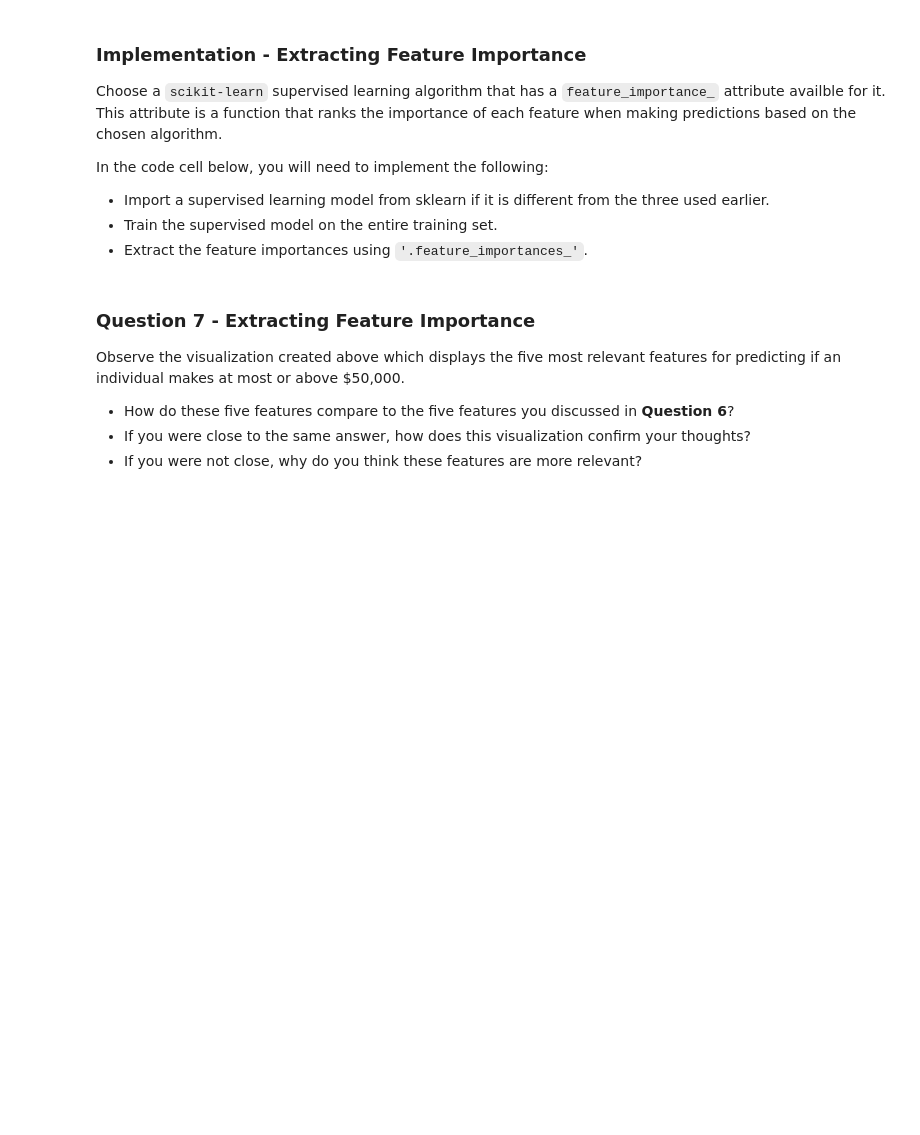
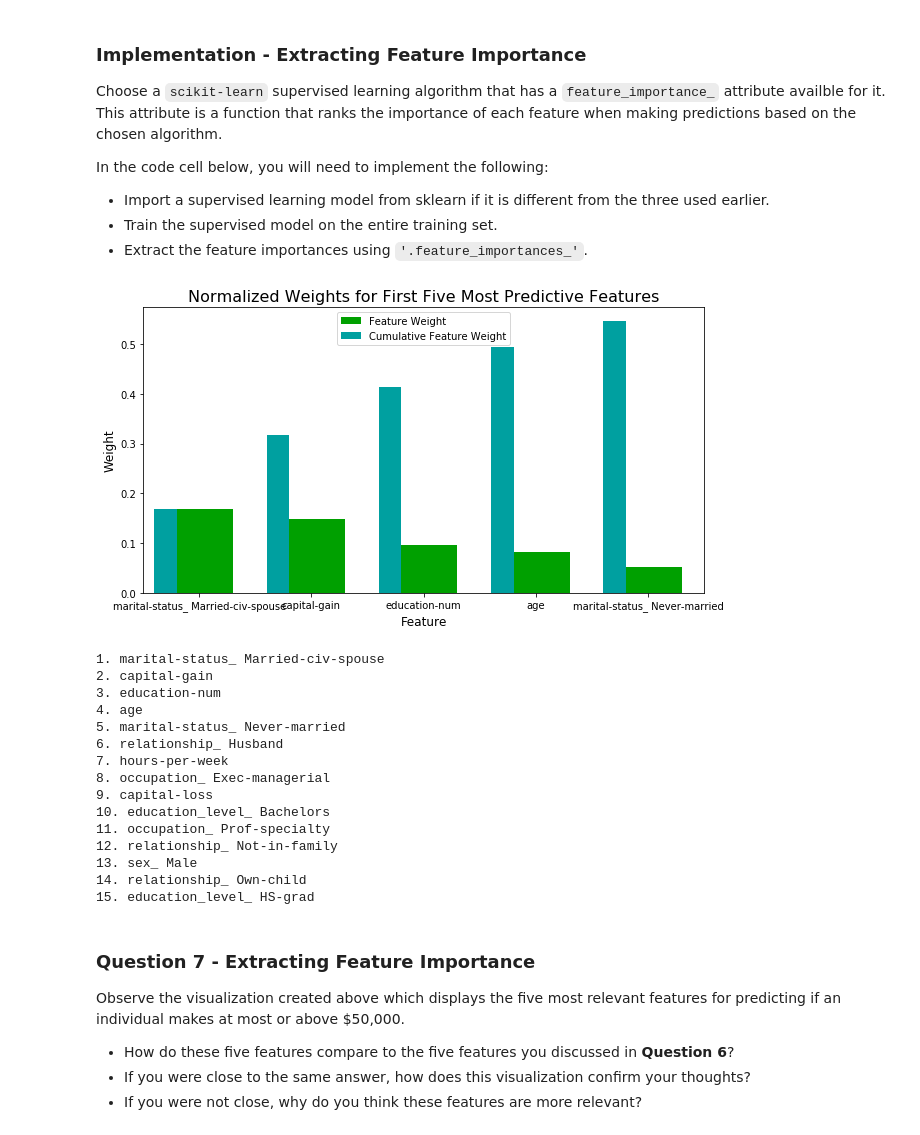
Before and after one commit to Jazzbert/udacity-mlnd-finding_donors, a Jupyter notebook: finding_donors.ipynb, the cells around one changed output. Cells and saved outputs as stored; diff of their text form; code cells hidden in the pictures; blank space fills up the shorter version.

```diff
--- a/finding_donors.ipynb
+++ b/finding_donors.ipynb
@@ -482,22 +509,29 @@ Fine tune the chosen model. Use grid search (`GridSearchCV`) with at least one i
 **Note:** Depending on the algorithm chosen and the parameter list, the following implementation may take some time to run!
 # %%
 # TODO: Import 'GridSearchCV', 'make_scorer', and any other necessary libraries
+from sklearn.model_selection import GridSearchCV
+from sklearn.metrics import make_scorer
+from sklearn.ensemble import RandomForestClassifier
+
 
 # TODO: Initialize the classifier
-clf = None
+clf = RandomForestClassifier(random_state=42)
 
 # TODO: Create the parameters list you wish to tune, using a dictionary if needed.
 # HINT: parameters = {'parameter_1': [value1, value2], 'parameter_2': [value1, value2]}
-parameters = None
+parameters = {'n_estimators': [12, 14, 16, 18],
+              'criterion': ['gini', 'entropy'],
+              'min_samples_split': [2, 3, 4],
+              'min_samples_leaf': [3, 4, 5]}
 
 # TODO: Make an fbeta_score scoring object using make_scorer()
-scorer = None
+scorer = make_scorer(fbeta_score, beta=0.5)
 
 # TODO: Perform grid search on the classifier using 'scorer' as the scoring method using GridSearchCV()
-grid_obj = None
+grid_obj = GridSearchCV(clf, parameters, scoring=scorer)
 
 # TODO: Fit the grid search object to the training data and find the optimal parameters using fit()
-grid_fit = None
+grid_fit = grid_obj.fit(X_train, y_train)
 
 # Get the estimator
 best_clf = grid_fit.best_estimator_
@@ -506,6 +540,9 @@ best_clf = grid_fit.best_estimator_
 predictions = (clf.fit(X_train, y_train)).predict(X_test)
 best_predictions = best_clf.predict(X_test)
 
+# Print best estimator
+print(best_clf)
+
 # Report the before-and-afterscores
 print("Unoptimized model\n------")
 print("Accuracy score on testing data: {:.4f}".format(accuracy_score(y_test, predictions)))
@@ -551,17 +617,41 @@ In the code cell below, you will need to implement the following:
  - Train the supervised model on the entire training set.
  - Extract the feature importances using `'.feature_importances_'`.
 # %%
+# NOTE: Model trained already has feature_importances, so no need to train new model
 # TODO: Import a supervised learning model that has 'feature_importances_'
-
+# N/A
 
 # TODO: Train the supervised model on the training set using .fit(X_train, y_train)
-model = None
+#model = None
 
 # TODO: Extract the feature importances using .feature_importances_
-importances = None
+importances = best_clf.feature_importances_
 
 # Plot
 vs.feature_plot(importances, X_train, y_train)
+
+# List top features in order
+indices = np.argsort(importances)[::-1]
+top_features = X_train.columns.values[indices[:15]]
+for i in range(len(top_features)):
+    print('{}. {}'.format(i + 1, top_features[i]))
+# %% [output]
+[figure, added]
+1. marital-status_ Married-civ-spouse
+2. capital-gain
+3. education-num
+4. age
+5. marital-status_ Never-married
+6. relationship_ Husband
+7. hours-per-week
+8. occupation_ Exec-managerial
+9. capital-loss
+10. education_level_ Bachelors
+11. occupation_ Prof-specialty
+12. relationship_ Not-in-family
+13. sex_ Male
+14. relationship_ Own-child
+15. education_level_ HS-grad
 # %% [markdown]
 ### Question 7 - Extracting Feature Importance
 
```
Also changed, not shown: parts of 28 cells of this notebook, 1 other file.
